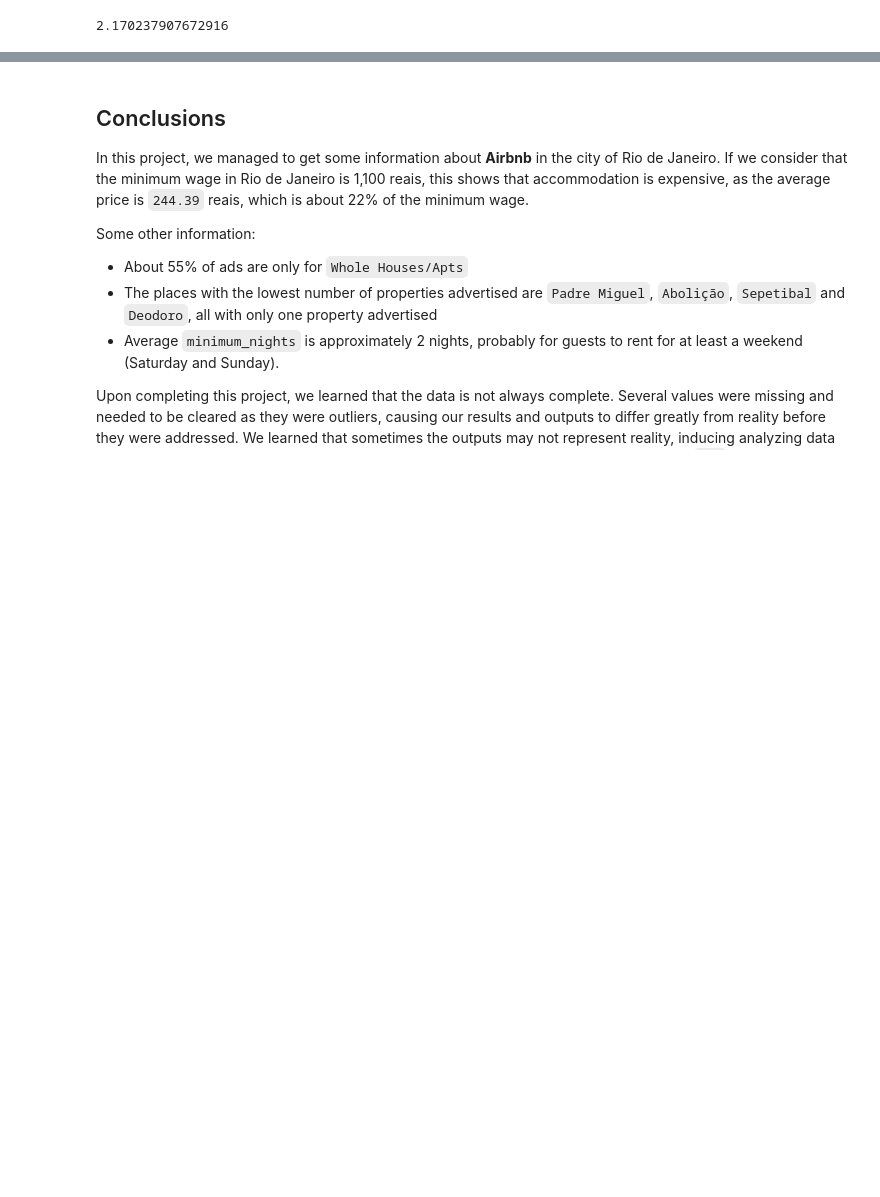
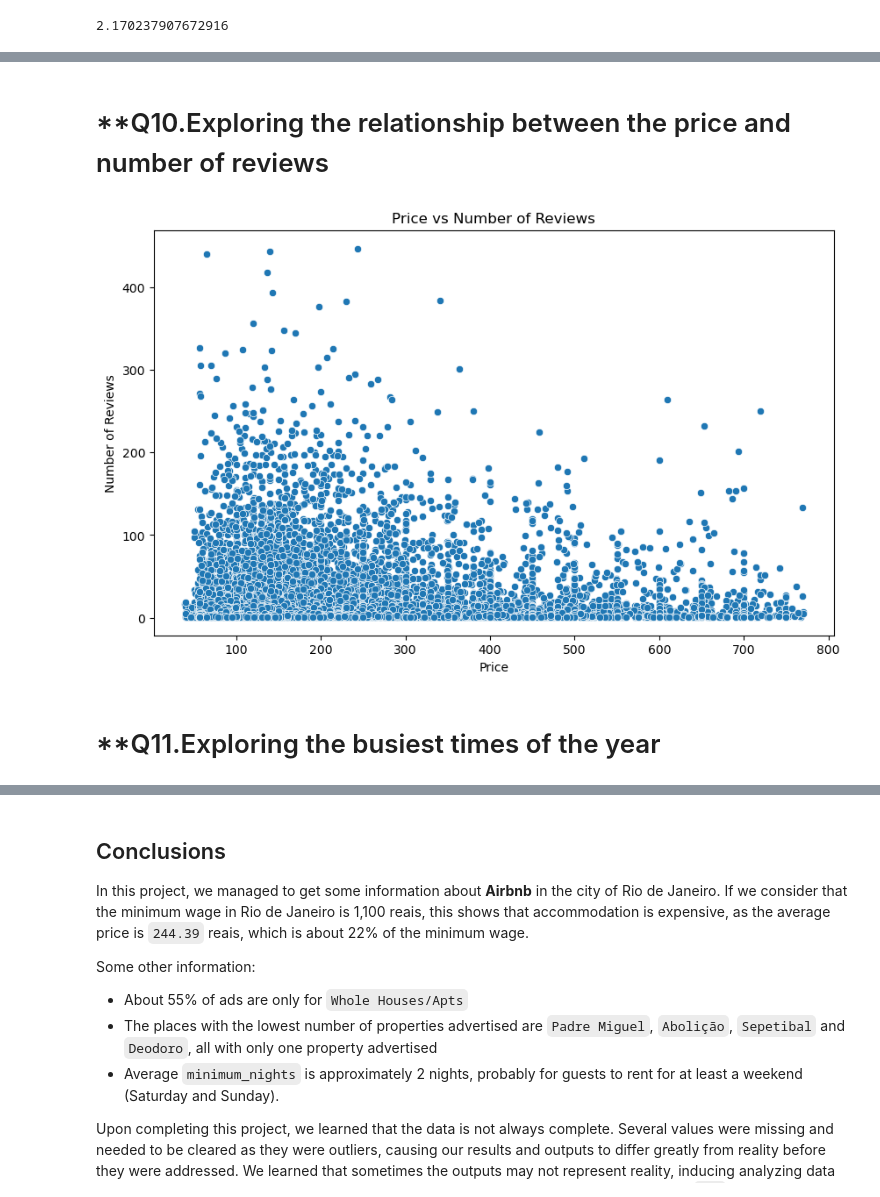
Before and after one commit to rwurdig/Data-Analysis-of-Airbnb-Rio-de-Janeiro, a Jupyter notebook: datasets/Data_Analysis_of_Airbnb_Rio_de_Janeiro.ipynb, the cells around one changed output, grey strips where cells are left out. Saved outputs shown, nothing was run; the diff lists cells and outputs as text; code cells hidden in the pictures; blank space fills up the shorter version.

```diff
--- a/datasets/Data_Analysis_of_Airbnb_Rio_de_Janeiro.ipynb
+++ b/datasets/Data_Analysis_of_Airbnb_Rio_de_Janeiro.ipynb
@@ -486,0 +500,14 @@ df_clean['minimum_nights'].mean()
+# %% [markdown]
+# **Q10.Exploring the relationship between the price and number of reviews
+# %%
+# Scatterplot of price vs number_of_reviews
+plt.figure(figsize=(10,6))
+sns.scatterplot(x='price', y='number_of_reviews', data=df_clean)
+plt.title('Price vs Number of Reviews')
+plt.xlabel('Price')
+plt.ylabel('Number of Reviews')
+plt.show()
+# %% [output]
+[figure, added]
+# %% [markdown]
+# **Q11.Exploring the busiest times of the year
```
Also changed, not shown: parts of 7 cells of this notebook.
